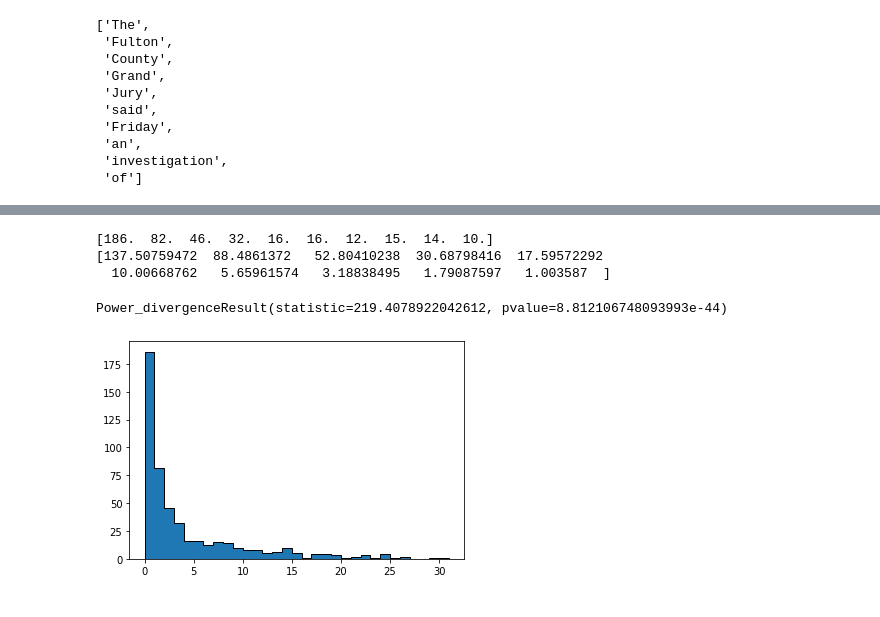
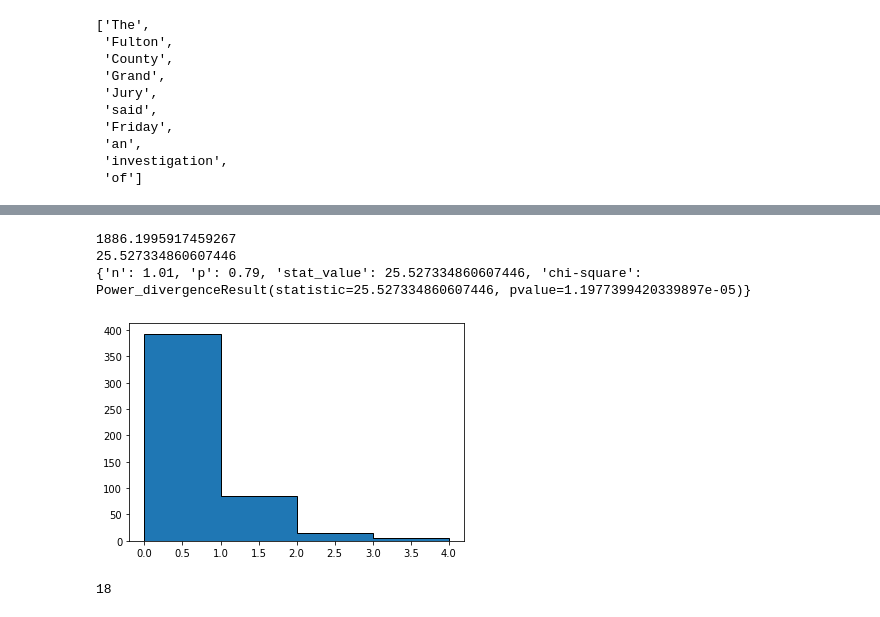
Before and after one commit to puckybreg/625.721-Poisson-Mixtures-Final-Project, a Jupyter notebook: Probability_and_Stochastic_Final_Project.ipynb, the cells around one changed output, grey strips where cells are left out. Saved outputs shown, nothing was run; the diff lists cells and outputs as text; code cells hidden in the pictures.

```diff
--- a/Probability_and_Stochastic_Final_Project.ipynb
+++ b/Probability_and_Stochastic_Final_Project.ipynb
@@ -47,5 +38,5 @@ brown.fileids()[:10]
 # %%
-target_word = "said"
+target_word = "East"
 target_word_counts_per_doc = []
 for doc in brown.fileids():
   # print(doc)
@@ -145,23 +172,44 @@ plt.show()
 # %%
-# Take a Chi-squared gooness of fit test on the Poisson modelling data
+# Take a Chi-squared gooness of fit test on the Negative Binomial modelling data
 max_word_count = max(target_word_counts_per_doc)
 
 bins = np.arange(0, max_word_count, 1)
-word_counts = plt.hist(target_word_counts_per_doc, edgecolor='black', histtype='stepfilled', range=(0, max_word_count),  bins=bins)
+word_counts = plt.hist(target_word_counts_per_doc, edgecolor='black', histtype='stepfilled', range=(0, max_word_count),  bins=bins)[0]
+x = np.arange(0, len(word_counts), 1)
 
-x = np.arange(0, len(word_counts[0]), 1)
-n = 1.17
-p = 0.45
-y = nbinom.pmf(x, n, p)
-scaled_poisson = y*350
+potential_n = np.arange(0.01,1.5,.01)
+potential_p = np.arange(0.01,1,.01)
+chi_square_values = []
+# print(potential_lambda)
+for n in potential_n:
+  for p in potential_p:
+    y = nbinom.pmf(x, n, p)
+    scaled_poisson = y*400
+    chi_square = chisquare(f_obs=word_counts[:max_bucket_count], f_exp=scaled_poisson[:max_bucket_count])
+    # print(chi_square)
+    chi_square_values.append({"n": n, "p": p, "stat_value": chi_square[0], "chi-square": chi_square})
 
-print(word_counts[0][:10])
-print(scaled_poisson[:10])
 
-chisquare(f_obs=word_counts[0][2:10], f_exp=scaled_poisson[2:10])
+print(chi_square_values[3]['stat_value'])
+min_num = min([val['stat_value'] for val in chi_square_values])
+print(min_num)
+
+for chi_square in chi_square_values:
+  if chi_square['stat_value'] == min_num:
+    print(chi_square)
+    break
+
+# print(word_counts[:max_bucket_count])
+# print(scaled_poisson[:max_bucket_count])
+
+# # Analysis being done on the first 7 values
+# print(chisquare(f_obs=word_counts[:10], f_exp=scaled_poisson[:10]))
 # %% [output]
-[186.  82.  46.  32.  16.  16.  12.  15.  14.  10.]
-[137.50759472  88.4861372   52.80410238  30.68798416  17.59572292
-  10.00668762   5.65961574   3.18838495   1.79087597   1.003587  ]
+1886.1995917459267
+25.527334860607446
+{'n': 1.01, 'p': 0.79, 'stat_value': 25.527334860607446, 'chi-square': Power_divergenceResult(statistic=25.527334860607446, pvalue=1.1977399420339897e-05)}
-Power_divergenceResult(statistic=219.4078922042612, pvalue=8.812106748093993e-44)
-[figure, old version]
+[figure, new version]
+# %%
+max_word_count
+# %% [output]
+18
```
Also changed, not shown: parts of 12 cells of this notebook.
